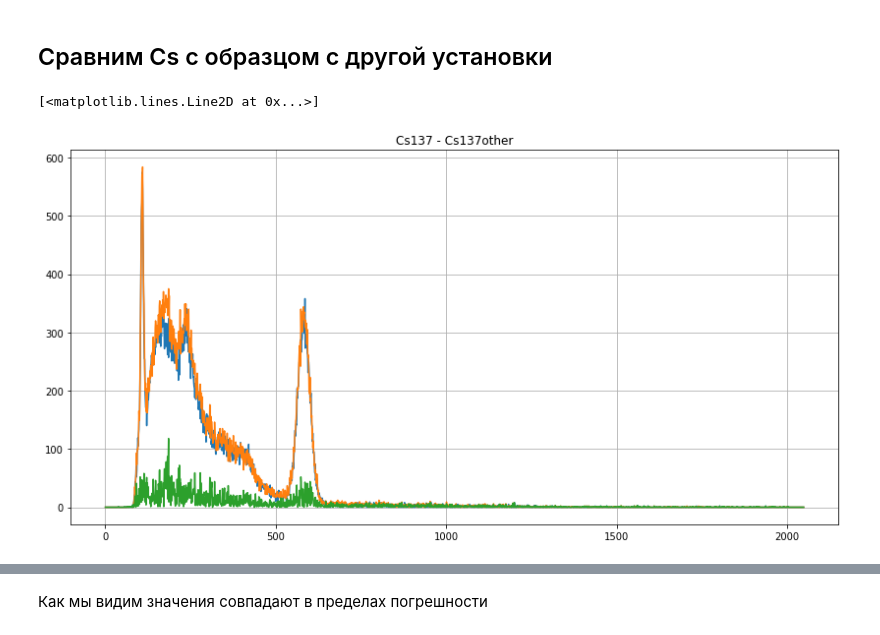
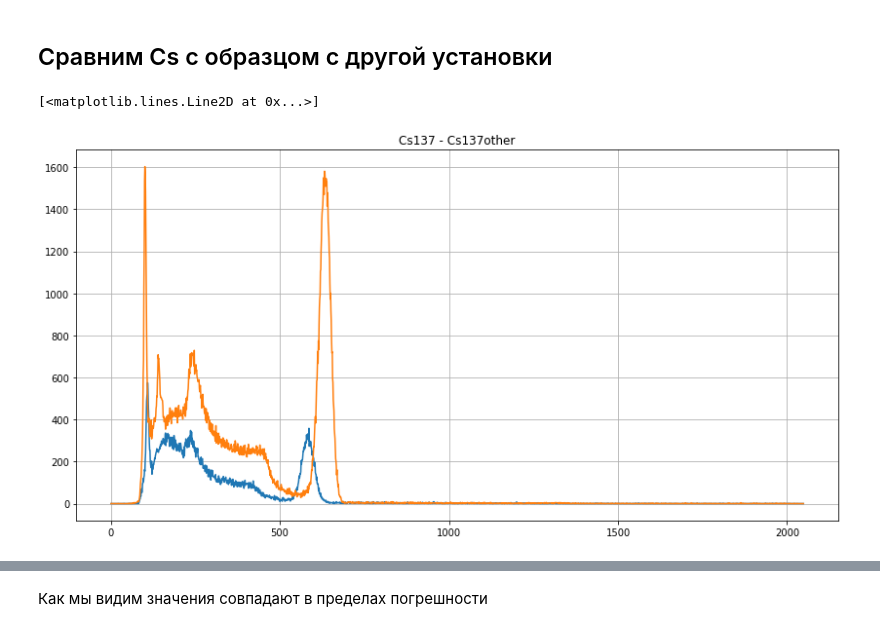
Before and after one commit to RobertVoropaev/QuantumPhysics, a Jupyter notebook: 5.5/Solution.ipynb, the cells around one changed output, grey strips where cells are left out. Drawn from its saved outputs; the diff is of its cells as text; code cells hidden in the pictures.

```diff
--- a/5.5/Solution.ipynb
+++ b/5.5/Solution.ipynb
@@ -514,24 +514,24 @@ plt.plot(X, Y_line)
 # %% [markdown]
 ## Сравним Cs с образцом с другой установки
 # %%
-#Считываем данные
-data = pd.read_table("data/Cs_other.csv", header=5)
+##### Считываем данные
+data = pd.read_table("data/Cs_other_2.csv", header=5)
 x_other = np.array(data['Channel'])
 y_other = np.array(data['Counts'])
 
 data = pd.read_table("data/Cs.csv", header=5)
 x = np.array(data['Channel'])
 y = np.array(data['Counts'])
 
 #Строим график
 plt.figure(figsize=(14,7))
 plt.title("Cs137 - Cs137other")
 plt.grid()
 plt.plot(x, y)
 plt.plot(x_other, y_other)
 
 #Строим график разности
 plt.plot(x, np.abs(y - y_other))
 # %% [output]
 [<matplotlib.lines.Line2D at 0x...>]
-[figure, old version]
+[figure, new version]
```
Also changed, not shown: parts of 4 cells of this notebook, 6 other files.
